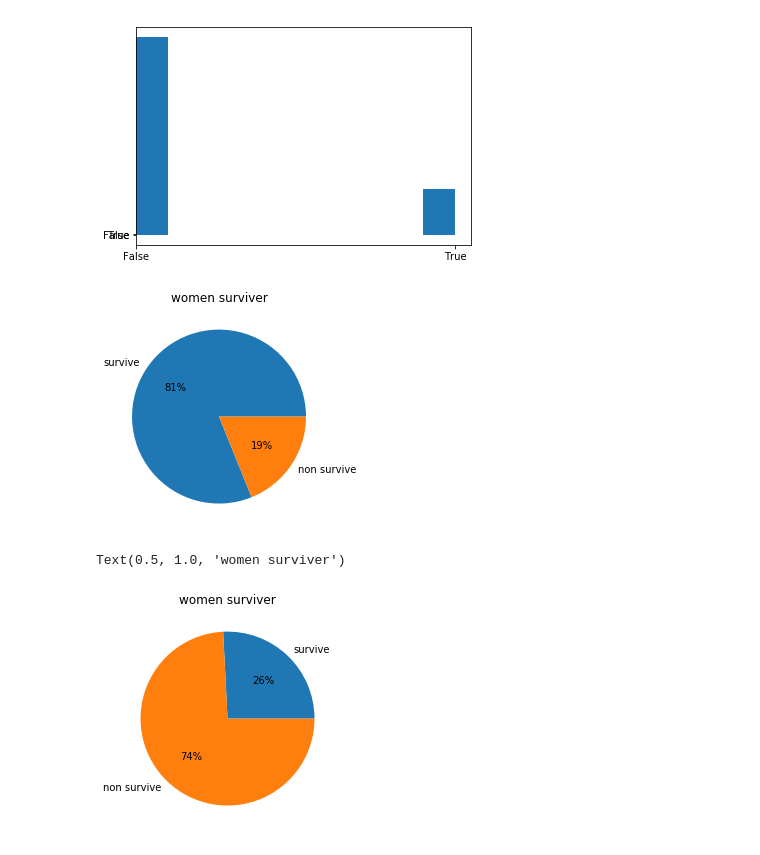
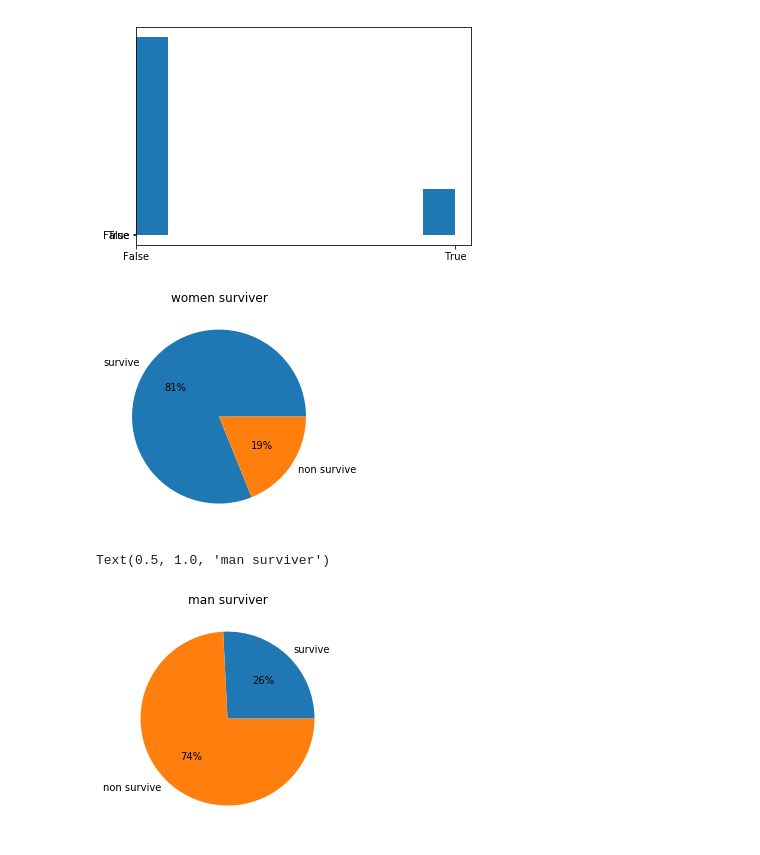
Before and after one commit to daodavid/titanic-exploration-data-science-project, a Jupyter notebook: projects-ds/Untitled1.ipynb, the cells around one changed output. Saved outputs shown, nothing was run; the diff lists cells and outputs as text; code cells hidden in the pictures.

```diff
--- a/projects-ds/Untitled1.ipynb
+++ b/projects-ds/Untitled1.ipynb
@@ -9,3 +3,45 @@ from scipy.stats import norm
+# %%
+import pandas as pd
+import matplotlib.pyplot as plt
+import seaborn as sns
+import numpy as np
+from scipy.stats import norm
+
+
+
+
+
+from scipy import stats
+import sklearn as sk
+import itertools
+import matplotlib.pyplot as plt
+import matplotlib.gridspec as gridspec
+import seaborn as sns
+from statsmodels.graphics.mosaicplot import mosaic
+
+from sklearn.linear_model import LogisticRegression
+from sklearn.linear_model import Perceptron
+from sklearn import tree
+from sklearn.naive_bayes import GaussianNB
+from sklearn.neighbors import KNeighborsClassifier
+from sklearn.ensemble import RandomForestClassifier
+from sklearn.ensemble import ExtraTreesClassifier
+from sklearn.ensemble import BaggingClassifier
+from sklearn.ensemble import AdaBoostClassifier
+from sklearn.ensemble import GradientBoostingClassifier
+from sklearn.ensemble import VotingClassifier
+from sklearn import svm
+#import xgboost as xgb
+#import lightgbm as lgb
+#from mlxtend.classifier import StackingClassifier
+
+from sklearn.model_selection import cross_val_score
+from sklearn.model_selection import KFold
+from sklearn.metrics import confusion_matrix
+from sklearn.model_selection import train_test_split
+from sklearn.model_selection import GridSearchCV
+
+sns.set(style='white', context='notebook', palette='deep')
 # %%
 df = pd.read_csv('input/titanic.csv')
 df.head()
@@ -153,25 +189,25 @@ plt.barh(a,width=0)
 # %%
 male = df[df['Sex']=='male']
 female = df[df['Sex']=='female']
 male
 #plt.pie(male[male['Survived']]['Survived'])
 gr = male.groupby('Survived').size()
 #plt.pie(gr.get_group(True).count(),gr.get_group(False))
 list(gr.index)
 list(gr)
 plt.pie(gr,labels=['survive','non survive'],autopct='%1.0f%%')
 plt.title('women surviver')
 plt.show()
 #plt.pie(male[male['Survived']]['Survived'])
 gr = female.groupby('Survived').size()
 #plt.pie(gr.get_group(True).count(),gr.get_group(False))
 list(gr.index)
 list(gr)
 plt.pie(gr,labels=['survive','non survive'],autopct='%1.0f%%')
-plt.title('women surviver')
+plt.title('man surviver')
 # %% [output]
 [figure]
-Text(0.5, 1.0, 'women surviver')
+Text(0.5, 1.0, 'man surviver')
-[figure, old version]
+[figure, new version]
 # %%
 # The mans was survive more better then women
```
Also changed, not shown: parts of 86 cells of this notebook, 5 other files.
